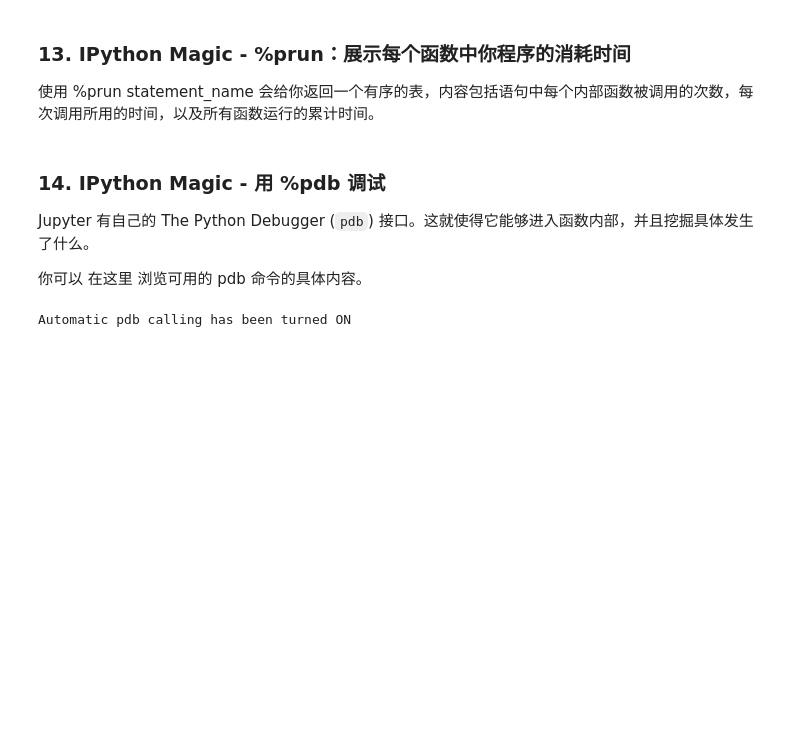
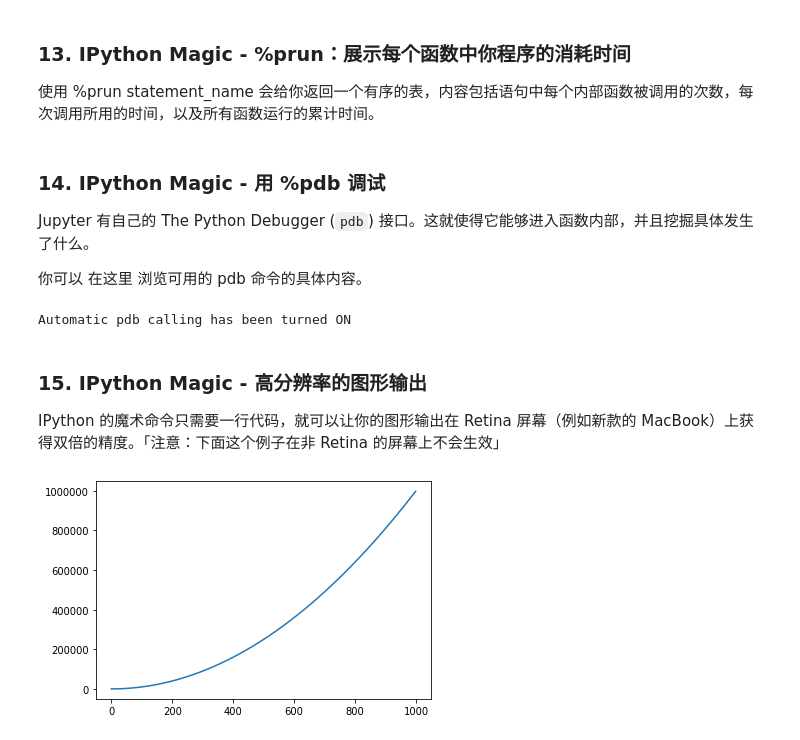
Before and after one commit to nortonlyr/python_practices, a Jupyter notebook: JupyterNotebookSkillsets/Jupyter_Notebook_Skillsets.ipynb, the cells around one changed output. Drawn from its saved outputs; the diff is of its cells as text; code cells hidden in the pictures; blank space fills up the shorter version.

```diff
--- a/JupyterNotebookSkillsets/Jupyter_Notebook_Skillsets.ipynb
+++ b/JupyterNotebookSkillsets/Jupyter_Notebook_Skillsets.ipynb
@@ -231,3 +231,14 @@ def pick_and_take():
     pick_and_take()
 # %% [output]
 Automatic pdb calling has been turned ON
+# %% [markdown]
+### 15.  IPython Magic - 高分辨率的图形输出
+IPython 的魔术命令只需要一行代码，就可以让你的图形输出在 Retina 屏幕（例如新款的 MacBook）上获得双倍的精度。「注意：下面这个例子在非 Retina 的屏幕上不会生效」
+# %%
+import matplotlib.pyplot as plt
+x = range(1000)
+y = [i ** 2 for i in x]
+plt.plot(x, y)
+plt.show()
+# %% [output]
+[figure, added]
```
Also changed, not shown: parts of 5 cells of this notebook.
